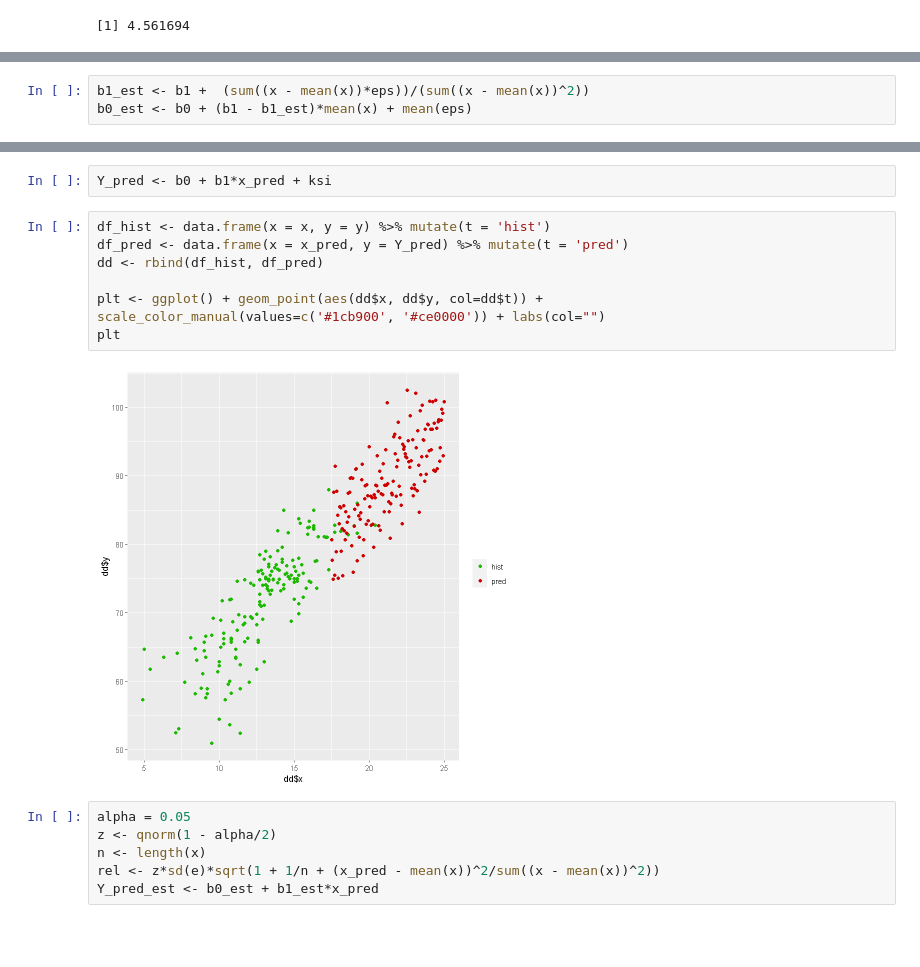
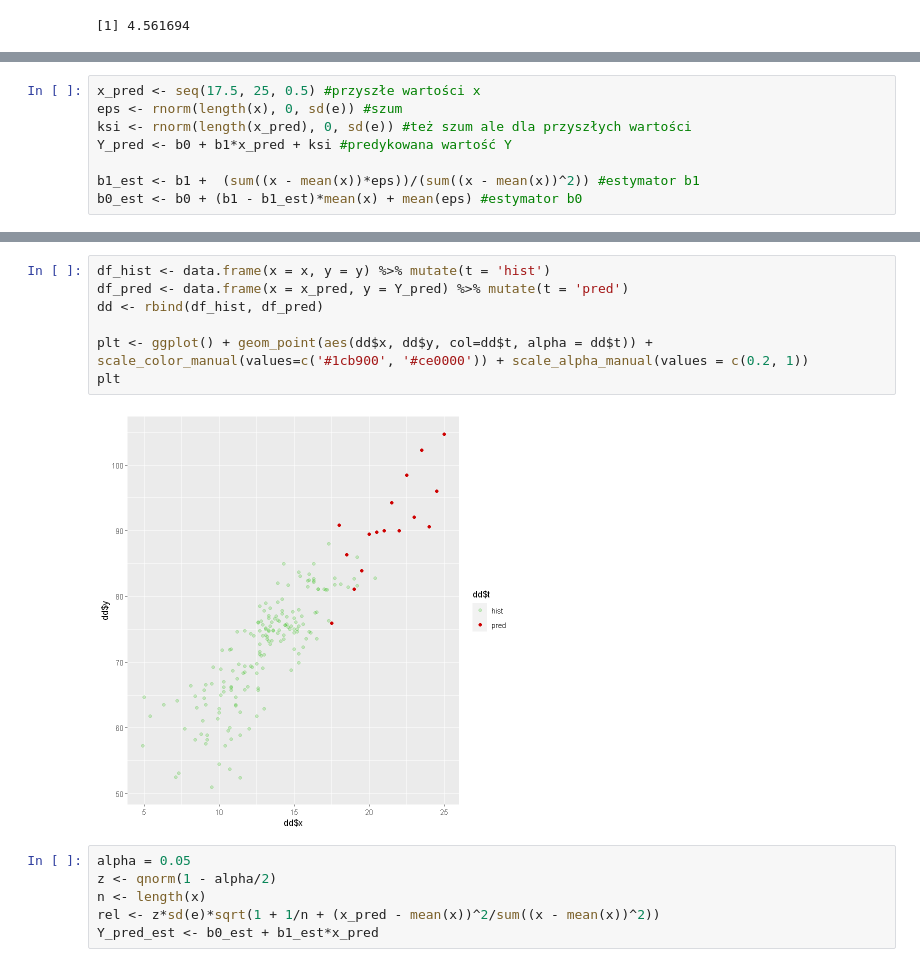
Before and after one commit to Szymex49/What_affects_life_expectancy-statistical_analysis, a Jupyter notebook: Wiktorowski.ipynb, the cells around one changed output, grey strips where cells are left out. Drawn from its saved outputs; the diff is of its cells as text; blank space fills up the shorter version.

```diff
--- a/Wiktorowski.ipynb
+++ b/Wiktorowski.ipynb
@@ -93,3 +103,8 @@ ksi <- rnorm(length(x_pred), 0, sd(e))
 # %%
-b1_est <- b1 +  (sum((x - mean(x))*eps))/(sum((x - mean(x))^2))
-b0_est <- b0 + (b1 - b1_est)*mean(x) + mean(eps)
+x_pred <- seq(17.5, 25, 0.5) #przyszłe wartości x
+eps <- rnorm(length(x), 0, sd(e)) #szum
+ksi <- rnorm(length(x_pred), 0, sd(e)) #też szum ale dla przyszłych wartości
+Y_pred <- b0 + b1*x_pred + ksi #predykowana wartość Y
+
+b1_est <- b1 +  (sum((x - mean(x))*eps))/(sum((x - mean(x))^2)) #estymator b1
+b0_est <- b0 + (b1 - b1_est)*mean(x) + mean(eps) #estymator b0
@@ -100,15 +117,13 @@ b1_est
-# %%
-Y_pred <- b0 + b1*x_pred + ksi
 # %%
 df_hist <- data.frame(x = x, y = y) %>% mutate(t = 'hist')
 df_pred <- data.frame(x = x_pred, y = Y_pred) %>% mutate(t = 'pred')
 dd <- rbind(df_hist, df_pred)
 
-plt <- ggplot() + geom_point(aes(dd$x, dd$y, col=dd$t)) +
-scale_color_manual(values=c('#1cb900', '#ce0000')) + labs(col="")
+plt <- ggplot() + geom_point(aes(dd$x, dd$y, col=dd$t, alpha = dd$t)) +
+scale_color_manual(values=c('#1cb900', '#ce0000')) + scale_alpha_manual(values = c(0.2, 1))
 plt
 # %% [output]
-[figure, old version]
+[figure, new version]
 # %%
 alpha = 0.05
 z <- qnorm(1 - alpha/2)
```
Also changed, not shown: parts of 10 cells of this notebook, 1 other file.
